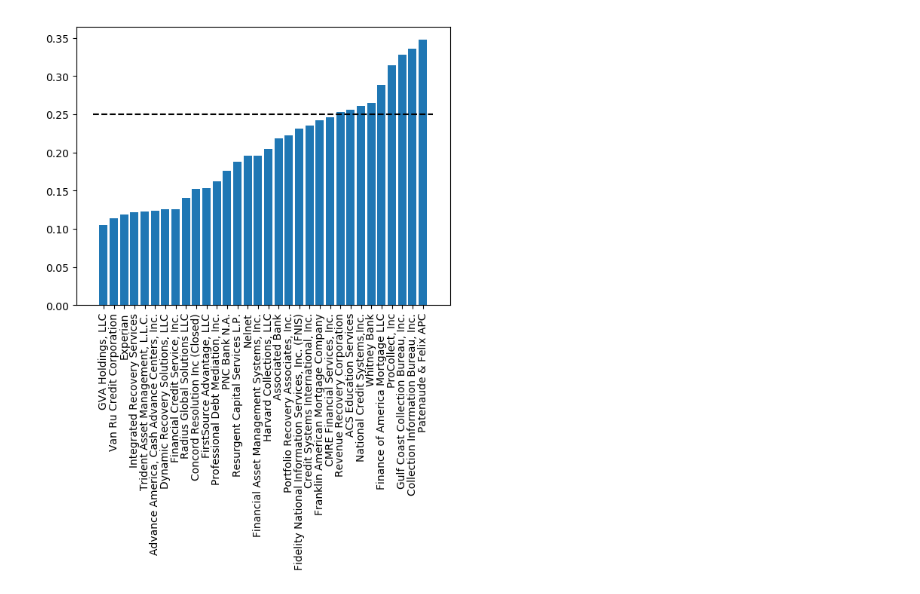
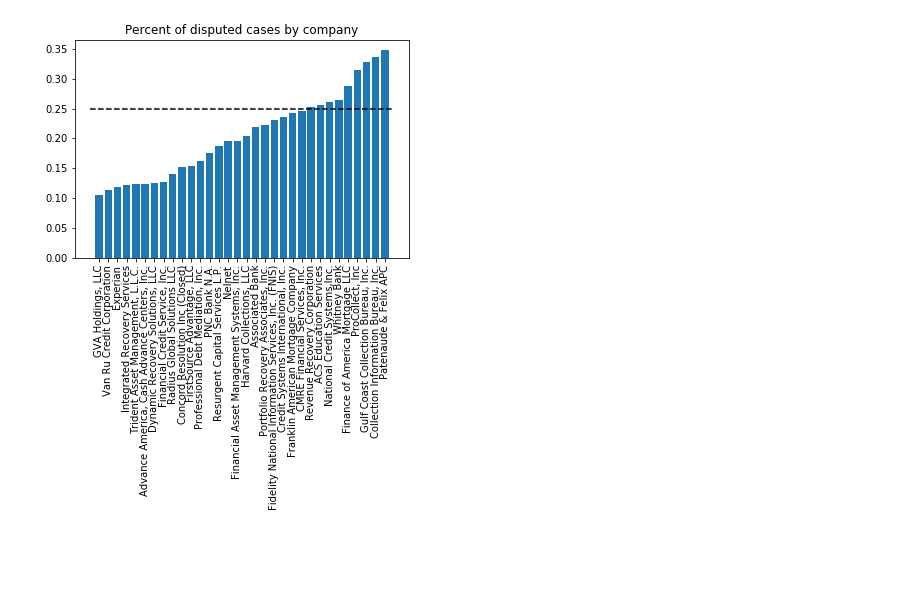
Before and after one commit to scottlyoung/CSCI_4502_Project, a Jupyter notebook: dispute_based_analysis.ipynb, the cells around one changed output. Cells and saved outputs as stored; diff of their text form; code cells hidden in the pictures; blank space fills up the shorter version.

Commit message:
Added graphs for by company disputed issues

```diff
--- a/dispute_based_analysis.ipynb
+++ b/dispute_based_analysis.ipynb
@@ -58,7 +58,7 @@ num_disp_frac = 0
 selector = 0
 for company in dispute_fractions:
     if dispute_fractions[company] > .1:
-        if selector == 100:
+        if selector == 10:
             disp_frac_comp.append(company)
             disp_frac_values.append(dispute_fractions[company])
             num_disp_frac += 1
@@ -69,9 +69,11 @@ for company in dispute_fractions:
 disp_frac_comp_sort = [t2 for (t1,t2) in sorted(zip(disp_frac_values,disp_frac_comp))]
 disp_frac_values_sort = sorted(disp_frac_values)
 # %%
+plt.figure()
 plt.bar(range(num_disp_frac), disp_frac_values_sort, align='center')
 plt.plot([-1, 32], [.25, .25], "k--")
 plt.xticks(range(num_disp_frac), disp_frac_comp_sort, rotation='vertical')
+plt.title("Percent of disputed cases by company")
 plt.show()
 # %% [output]
-[figure, old version]
+[figure, new version]
```
Also changed, not shown: parts of 2 cells of this notebook, 16 other files.
